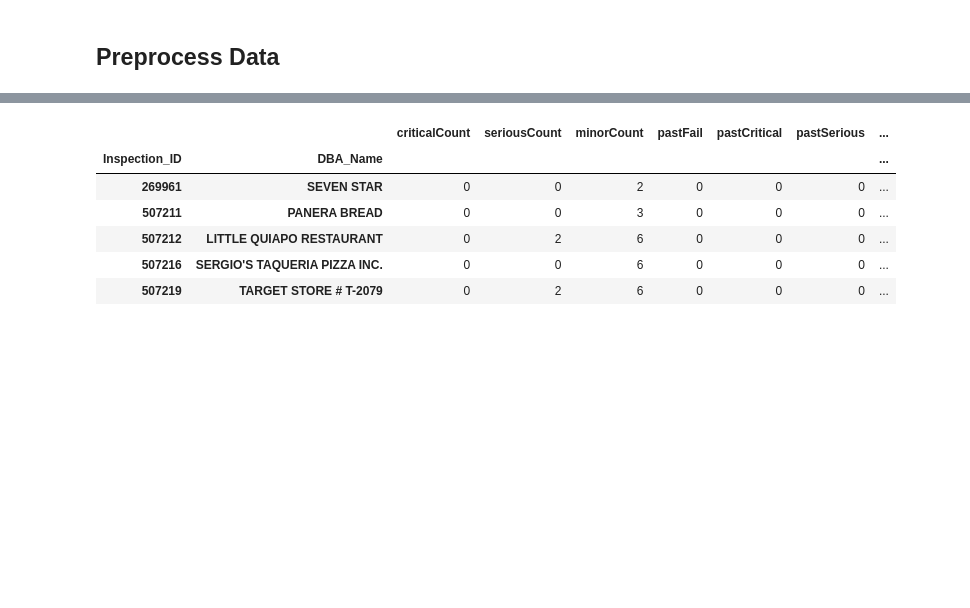
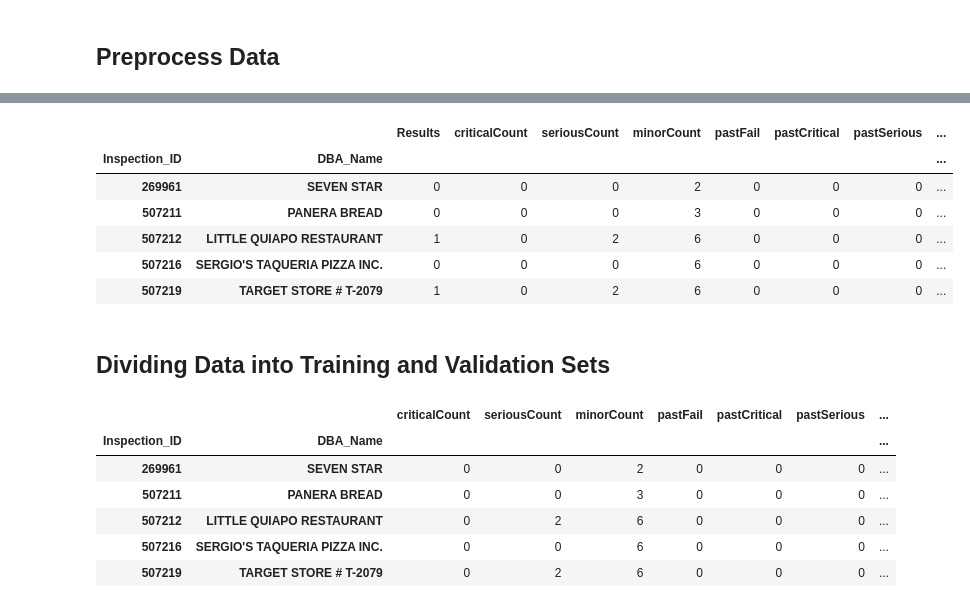
Before and after one commit to lawrence-j-liu/CSS_Project-3_Team-3_Fall-2020, a Jupyter notebook: Project 3 Students.ipynb, the cells around one changed output, grey strips where cells are left out. Cells and saved outputs as stored; diff of their text form; code cells hidden in the pictures; blank space fills up the shorter version.

```diff
--- a/Project 3 Students.ipynb
+++ b/Project 3 Students.ipynb
@@ -161,0 +190,12 @@ X = pd.get_dummies(X)
+# %%
+chicago_inspections_2011_to_2013.head()
+# %% [output]
+|  |  | Results | criticalCount | seriousCount | minorCount | pastFail | pastCritical | pastSerious | ... |
+| Inspection_ID | DBA_Name |  |  |  |  |  |  |  | ... |
+| 269961 | SEVEN STAR | 0 | 0 | 0 | 2 | 0 | 0 | 0 | ... |
+| 507211 | PANERA BREAD | 0 | 0 | 0 | 3 | 0 | 0 | 0 | ... |
+| 507212 | LITTLE QUIAPO RESTAURANT | 1 | 0 | 2 | 6 | 0 | 0 | 0 | ... |
+| 507216 | SERGIO'S TAQUERIA PIZZA INC. | 0 | 0 | 0 | 6 | 0 | 0 | 0 | ... |
+| 507219 | TARGET STORE # T-2079 | 1 | 0 | 2 | 6 | 0 | 0 | 0 | ... |
+# %% [markdown]
+## Dividing Data into Training and Validation Sets
```
Also changed, not shown: parts of 23 cells of this notebook.
